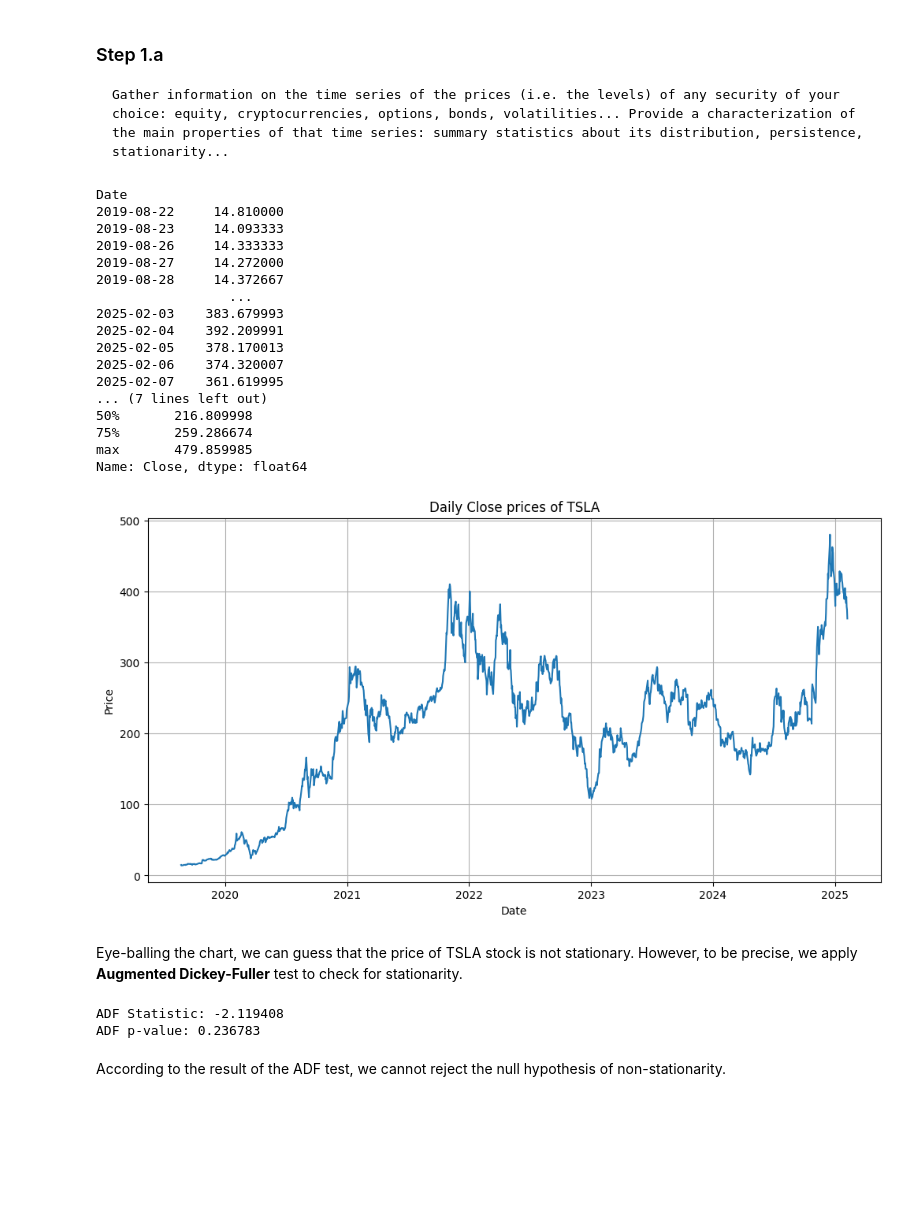
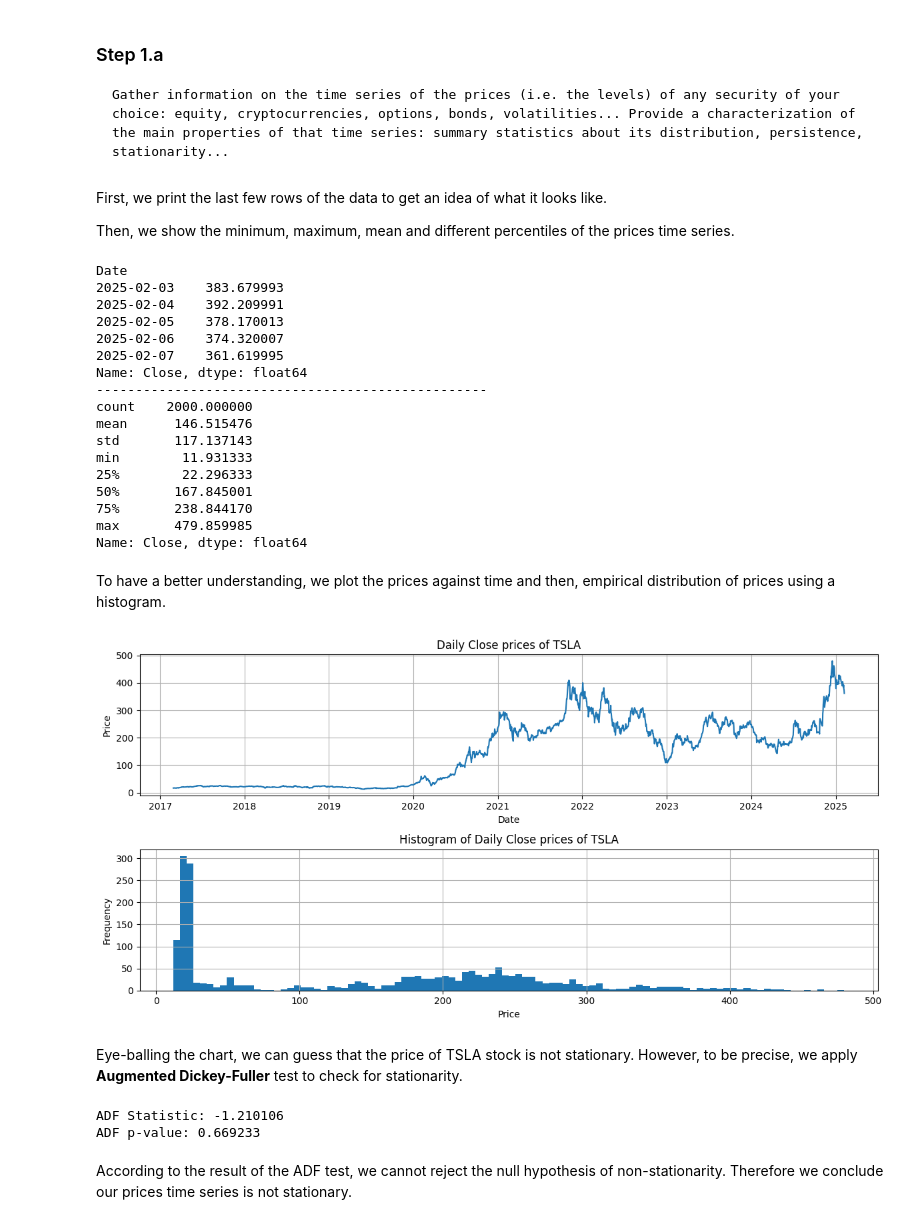
Before and after one commit to adevrent/WQU_DL, a Jupyter notebook: GWP1/GWP1.ipynb, the cells around one changed output. Cells and saved outputs as stored; diff of their text form; code cells hidden in the pictures; blank space fills up the shorter version.

```diff
--- a/GWP1/GWP1.ipynb
+++ b/GWP1/GWP1.ipynb
@@ -21,17 +24,16 @@ We first download our data and select only the **Close** column. Then, we genera
 # %%
 end_date = date(2025, 2, 10)
-start_date = end_date - timedelta(days=2000)
+start_date = end_date - timedelta(days=2908)
 ticker = "TSLA"
 
 data = yf.download(ticker, start_date, end_date)
 data = data.droplevel(1, axis=1)
 
 # Generate log returns
-data["log_r"] = data["Close"].apply(np.log).diff()
+data["logr"] = data["Close"].apply(np.log).diff()
 data.dropna(inplace=True)
 
 # Drop extra columns
-data = data.loc[:, ["Close", "log_r"]]
-print(data)
+data = data.loc[:, ["Close", "logr"]]
 # %% [output]
 [*********************100%***********************]  1 of 1 completed
@@ -54,47 +41,62 @@ Date
 ### Step 1.a
 
     Gather information on the time series of the prices (i.e. the levels) of any security of your choice: equity, cryptocurrencies, options, bonds, volatilities... Provide a characterization of the main properties of that time series: summary statistics about its distribution, persistence, stationarity...
+# %% [markdown]
+First, we print the last few rows of the data to get an idea of what it looks like.
+
+Then, we show the minimum, maximum, mean and different percentiles of the prices time series.
 # %%
 prices = data["Close"]
 
-print(prices)
+print(prices.tail(5))
 print("-"*50)
 print(prices.describe())
 # %% [output]
 Date
-2019-08-22     14.810000
-2019-08-23     14.093333
-2019-08-26     14.333333
-2019-08-27     14.272000
-2019-08-28     14.372667
-                 ...
 2025-02-03    383.679993
 2025-02-04    392.209991
 2025-02-05    378.170013
 2025-02-06    374.320007
 2025-02-07    361.619995
-... (7 lines left out)
-50%       216.809998
-75%       259.286674
+Name: Close, dtype: float64
+--------------------------------------------------
+count    2000.000000
+mean      146.515476
+std       117.137143
+min        11.931333
+25%        22.296333
+50%       167.845001
+75%       238.844170
 max       479.859985
 Name: Close, dtype: float64
-# %%
-plt.figure(figsize=(12, 6))
-plt.plot(data["Close"])
-plt.title("Daily Close prices of TSLA")
-plt.ylabel("Price")
-plt.xlabel("Date")
-plt.grid()
-# %% [output]
-[figure, removed]
+# %% [markdown]
+To have a better understanding, we plot the prices against time and then, empirical distribution of prices using a histogram.
+# %%
+fig, axs = plt.subplots(2, 1, figsize=(12, 6))
+
+axs[0].plot(prices)
+axs[0].set_title("Daily Close prices of TSLA")
+axs[0].set_ylabel("Price")
+axs[0].set_xlabel("Date")
+axs[0].grid()
+
+axs[1].hist(prices, bins=100)
+axs[1].set_title("Histogram of Daily Close prices of TSLA")
+axs[1].set_ylabel("Frequency")
+axs[1].set_xlabel("Price")
+axs[1].grid()
+
+fig.tight_layout()
+# %% [output]
+[figure, added]
 # %% [markdown]
 Eye-balling the chart, we can guess that the price of TSLA stock is not stationary. However, to be precise, we apply **Augmented Dickey-Fuller** test to check for stationarity.
 # %%
-adftest = adfuller(data["Close"])
+adftest = adfuller(prices)
 print('ADF Statistic: %f' % adftest[0])
 print('ADF p-value: %f' % adftest[1])
 # %% [output]
-ADF Statistic: -2.119408
-ADF p-value: 0.236783
+ADF Statistic: -1.210106
+ADF p-value: 0.669233
 # %% [markdown]
-According to the result of the ADF test, we cannot reject the null hypothesis of non-stationarity.
+According to the result of the ADF test, we cannot reject the null hypothesis of non-stationarity. Therefore we conclude our prices time series is not stationary.
```
Also changed, not shown: parts of 30 cells of this notebook, 2 other files.
